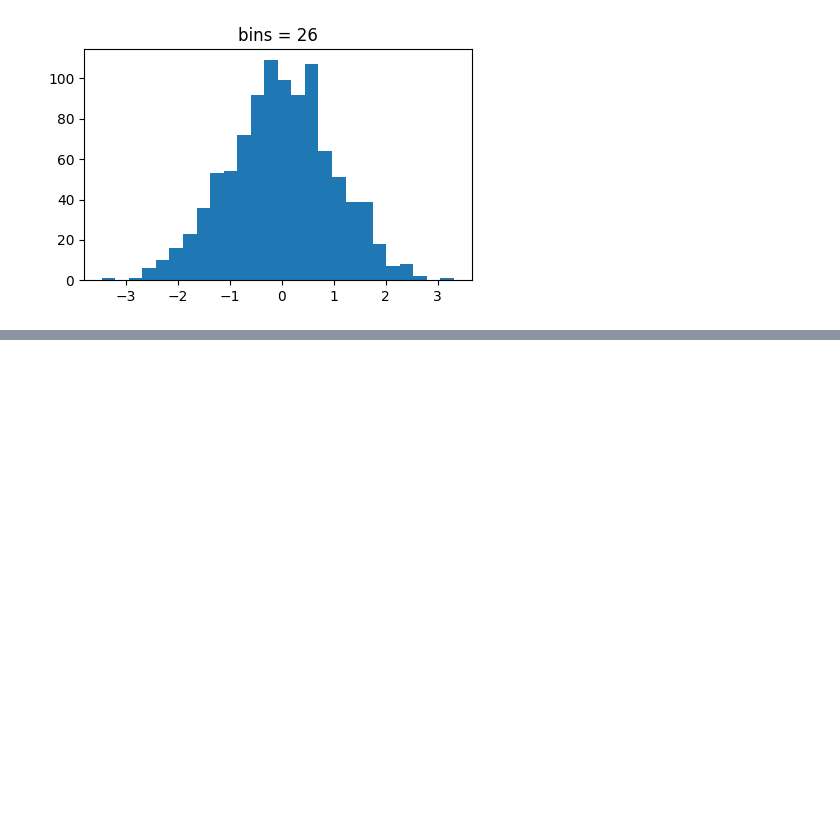
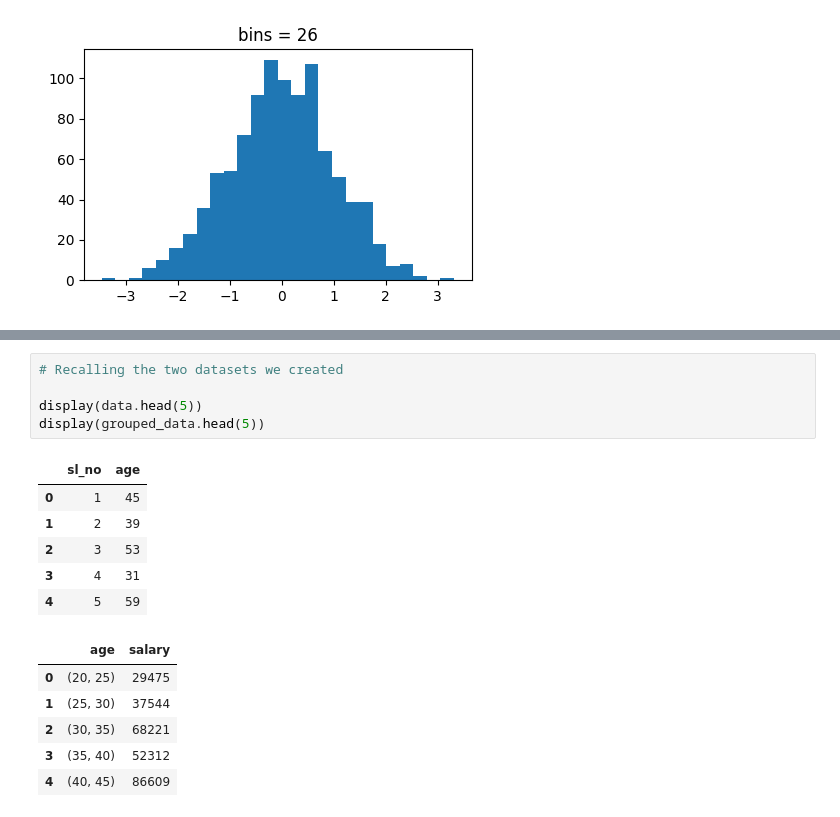
Before and after one commit to AnujaNamboodiri/Statistics, a Jupyter notebook: measures_of_central_tendency.ipynb, the cells around one changed output, grey strips where cells are left out. Saved outputs shown, nothing was run; the diff lists cells and outputs as text; blank space fills up the shorter version.

```diff
--- a/measures_of_central_tendency.ipynb
+++ b/measures_of_central_tendency.ipynb
@@ -173,0 +178,18 @@ Text(0.5, 1.0, 'bins = 26')
+# %%
+# Recalling the two datasets we created
+
+display(data.head(5))
+display(grouped_data.head(5))
+# %% [output]
+|  | sl_no | age |
+| 0 | 1 | 45 |
+| 1 | 2 | 39 |
+| 2 | 3 | 53 |
+| 3 | 4 | 31 |
+| 4 | 5 | 59 |
+|  | age | salary |
+| 0 | (20, 25) | 29475 |
+| 1 | (25, 30) | 37544 |
+| 2 | (30, 35) | 68221 |
+| 3 | (35, 40) | 52312 |
+| 4 | (40, 45) | 86609 |
```
Also changed, not shown: parts of 16 cells of this notebook.
